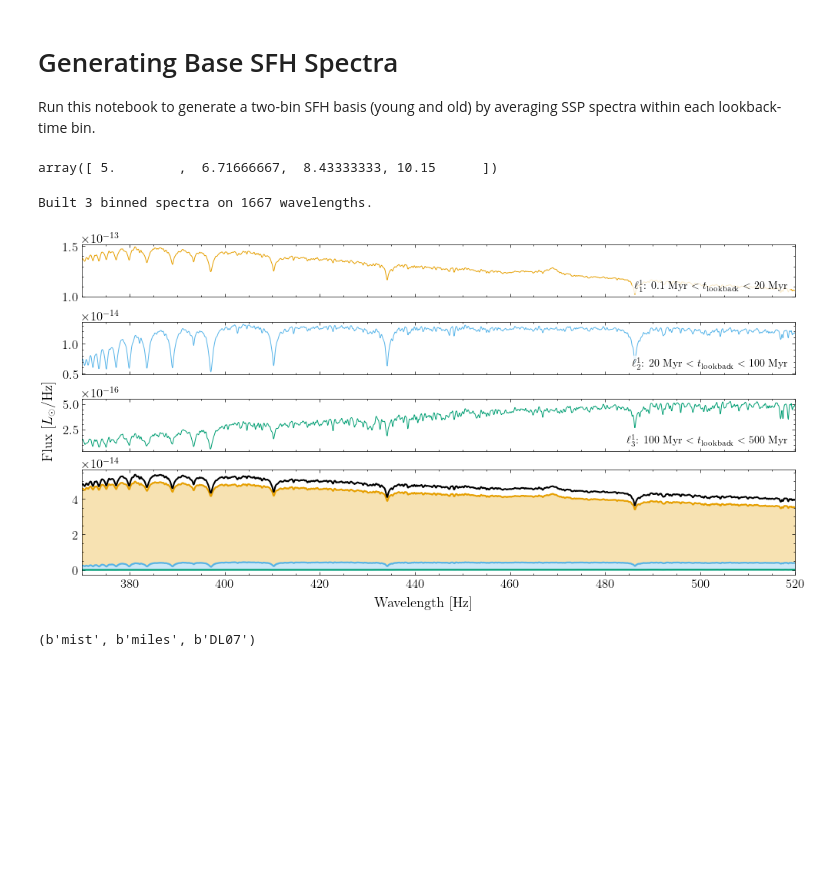
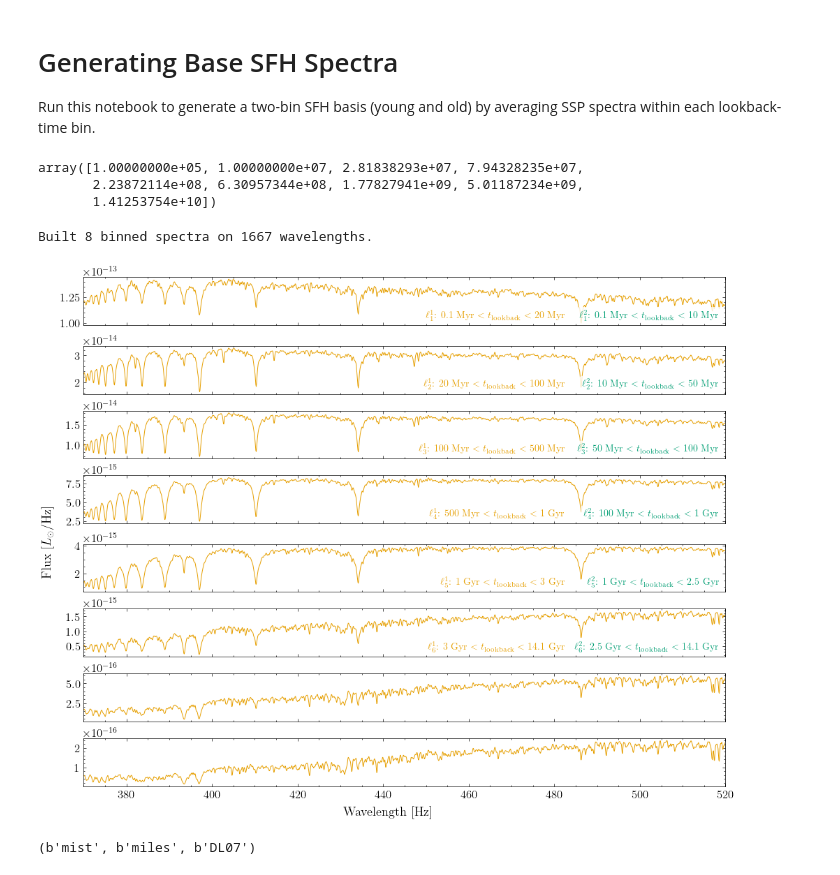
Before and after one commit to vernica-mehta/honours-project, a Jupyter notebook: code/notebooks/sfh.ipynb, the cells around one changed output. Drawn from its saved outputs; the diff is of its cells as text; code cells hidden in the pictures; blank space fills up the shorter version.

Commit message:
2 six label configs done

```diff
--- a/code/notebooks/sfh.ipynb
+++ b/code/notebooks/sfh.ipynb
@@ -26,13 +26,16 @@ sp = fsps.StellarPopulation(
 #bin_arr = np.r_[np.array([0.1, 20, 50, 100, 200, 500])*1e6, np.logspace(9.5, 10.15, 5)] # 10 bins
 #bins = np.log10(bin_arr)
 #bins = np.log10(np.array([0.1*10**6, 100*10**6, 2*10**9, 10**10.15]))
-#bin_arr = np.r_[np.array([0.1, 50, 200, 500, 2000, 4000])*1e6, np.array([10**10.15])]
-bin_arr = np.logspace(5, 10.15, 4)
+#bin_arr = np.r_[np.array([0.1, 10, 50, 100, 1000, 2500])*1e6, np.array([10**10.15])]
+#bin_arr = np.logspace(5, 10.15, 4)
+bin_arr = np.r_[np.array([0.1])*1e6, np.logspace(7, 10.15, 8)]
 bins = np.log10(bin_arr)
 # %%
-bins
+bin_arr
 # %% [output]
-array([ 5.        ,  6.71666667,  8.43333333, 10.15      ])
+array([1.00000000e+05, 1.00000000e+07, 2.81838293e+07, 7.94328235e+07,
+       2.23872114e+08, 6.30957344e+08, 1.77827941e+09, 5.01187234e+09,
+       1.41253754e+10])
 # %%
 w,s = sp.get_spectrum()
 ages = sp.ssp_ages
@@ -61,5 +64,5 @@ for i in range(n_bins):
 avg_spectra = np.vstack(avg_spectra)
 print(f"Built {avg_spectra.shape[0]} binned spectra on {avg_spectra.shape[1]} wavelengths.")
 # %% [output]
-Built 3 binned spectra on 1667 wavelengths.
+Built 8 binned spectra on 1667 wavelengths.
 # %%
@@ -67,30 +70,34 @@ Built 3 binned spectra on 1667 wavelengths.
 # %%
-fig, ax = plt.subplots(4, 1, figsize=(10, 5), sharex=True, constrained_layout=True, gridspec_kw={'height_ratios': [1, 1, 1, 2]})
-colors = ['C0', 'C1', 'C2']
+fig, ax = plt.subplots(8, 1, figsize=(10, 8), sharex=True, constrained_layout=True)
 
 for i, spec in enumerate(avg_spectra):
-    ax[i].plot(w/10, spec, color=colors[i], linewidth=0.7)
-    ax[3].plot(w/10, 1/3*spec, color=colors[i], linewidth=1.5)
+    ax[i].plot(w/10, spec, 'C0', linewidth=0.7)
 
-ax[3].plot(w/10, 1/3*np.sum(avg_spectra, axis=0), 'k', linewidth=1.5, label='Total')
-ax[3].fill_between(w/10, 1/3*avg_spectra[0], 1/3*avg_spectra[1], color='C0', alpha=0.3)
-ax[3].fill_between(w/10, 1/3*avg_spectra[1], 1/3*avg_spectra[2], color='C1', alpha=0.3)
-ax[3].fill_between(w/10, 1/3*avg_spectra[2], 0, color='C2', alpha=0.3)
-label_box = dict(facecolor='white', alpha=0.8, edgecolor='none', boxstyle='round,pad=0.2')
+label_box = dict(boxstyle='round', facecolor='white', alpha=0.8, edgecolor='none')
 
 
-ax[0].text(0.99, 0.1, '$\\ell_1^1$: 0.1 Myr $<t_\\mathrm{lookback}<$ 20 Myr', transform=ax[0].transAxes, horizontalalignment='right', verticalalignment='bottom', fontsize=10, fontweight='bold', bbox=label_box)
-ax[1].text(0.99, 0.1, '$\\ell_2^1$: 20 Myr $<t_\\mathrm{lookback}<$ 100 Myr', transform=ax[1].transAxes, horizontalalignment='right', verticalalignment='bottom', fontsize=10, fontweight='bold', bbox=label_box)
-ax[2].text(0.99, 0.1, '$\\ell_3^1$: 100 Myr $<t_\\mathrm{lookback}<$ 500 Myr', transform=ax[2].transAxes, horizontalalignment='right', verticalalignment='bottom', fontsize=10, fontweight='bold', bbox=label_box)
+ax[0].text(0.75, 0.1, '$\\ell_1^1$: 0.1 Myr $<t_\\mathrm{lookback}<$ 20 Myr', transform=ax[0].transAxes, horizontalalignment='right', verticalalignment='bottom', fontsize=10, color='C0', fontweight='bold', bbox=label_box)
+ax[1].text(0.75, 0.1, '$\\ell_2^1$: 20 Myr $<t_\\mathrm{lookback}<$ 100 Myr', transform=ax[1].transAxes, horizontalalignment='right', verticalalignment='bottom', fontsize=10, color='C0', fontweight='bold', bbox=label_box)
+ax[2].text(0.75, 0.1, '$\\ell_3^1$: 100 Myr $<t_\\mathrm{lookback}<$ 500 Myr', transform=ax[2].transAxes, horizontalalignment='right', verticalalignment='bottom', fontsize=10, color='C0', fontweight='bold', bbox=label_box)
+ax[3].text(0.75, 0.1, '$\\ell_4^1$: 500 Myr $<t_\\mathrm{lookback}<$ 1 Gyr', transform=ax[3].transAxes, horizontalalignment='right', verticalalignment='bottom', fontsize=10, color='C0', fontweight='bold', bbox=label_box)
+ax[4].text(0.75, 0.1, '$\\ell_5^1$: 1 Gyr $<t_\\mathrm{lookback}<$ 3 Gyr', transform=ax[4].transAxes, horizontalalignment='right', verticalalignment='bottom', fontsize=10, color='C0', fontweight='bold', bbox=label_box)
+ax[5].text(0.75, 0.1, '$\\ell_6^1$: 3 Gyr $<t_\\mathrm{lookback}<$ 14.1 Gyr', transform=ax[5].transAxes, horizontalalignment='right', verticalalignment='bottom', fontsize=10, color='C0', fontweight='bold', bbox=label_box)
+
+ax[0].text(0.99, 0.1, '$\\ell_1^2$: 0.1 Myr $<t_\\mathrm{lookback}<$ 10 Myr', transform=ax[0].transAxes, horizontalalignment='right', verticalalignment='bottom', fontsize=10, color='C2', fontweight='bold', bbox=label_box)
+ax[1].text(0.99, 0.1, '$\\ell_2^2$: 10 Myr $<t_\\mathrm{lookback}<$ 50 Myr', transform=ax[1].transAxes, horizontalalignment='right', verticalalignment='bottom', fontsize=10, color='C2', fontweight='bold', bbox=label_box)
+ax[2].text(0.99, 0.1, '$\\ell_3^2$: 50 Myr $<t_\\mathrm{lookback}<$ 100 Myr', transform=ax[2].transAxes, horizontalalignment='right', verticalalignment='bottom', fontsize=10, color='C2', fontweight='bold', bbox=label_box)
+ax[3].text(0.99, 0.1, '$\\ell_4^2$: 100 Myr $<t_\\mathrm{lookback}<$ 1 Gyr', transform=ax[3].transAxes, horizontalalignment='right', verticalalignment='bottom', fontsize=10, color='C2', fontweight='bold', bbox=label_box)
+ax[4].text(0.99, 0.1, '$\\ell_5^2$: 1 Gyr $<t_\\mathrm{lookback}<$ 2.5 Gyr', transform=ax[4].transAxes, horizontalalignment='right', verticalalignment='bottom', fontsize=10, color='C2', fontweight='bold', bbox=label_box)
+ax[5].text(0.99, 0.1, '$\\ell_6^2$: 2.5 Gyr $<t_\\mathrm{lookback}<$ 14.1 Gyr', transform=ax[5].transAxes, horizontalalignment='right', verticalalignment='bottom', fontsize=10, color='C2', fontweight='bold', bbox=label_box)
 
 ax[0].set_xlim(370,520)
 fig.supylabel(f'Flux [$L_\\odot/\\mathrm{{Hz}}$]')
 fig.supxlabel('Wavelength [Hz]')
 
 #plt.savefig('/home/vmehta/honours-project/thesis/figures/sfh_two6bins.pdf', format='pdf')
 plt.show()
 # %% [output]
-[figure, old version]
+[figure, new version]
 # %%
 sp.libraries
 # %% [output]
```
Also changed, not shown: parts of 4 cells of this notebook, 7 other files.
